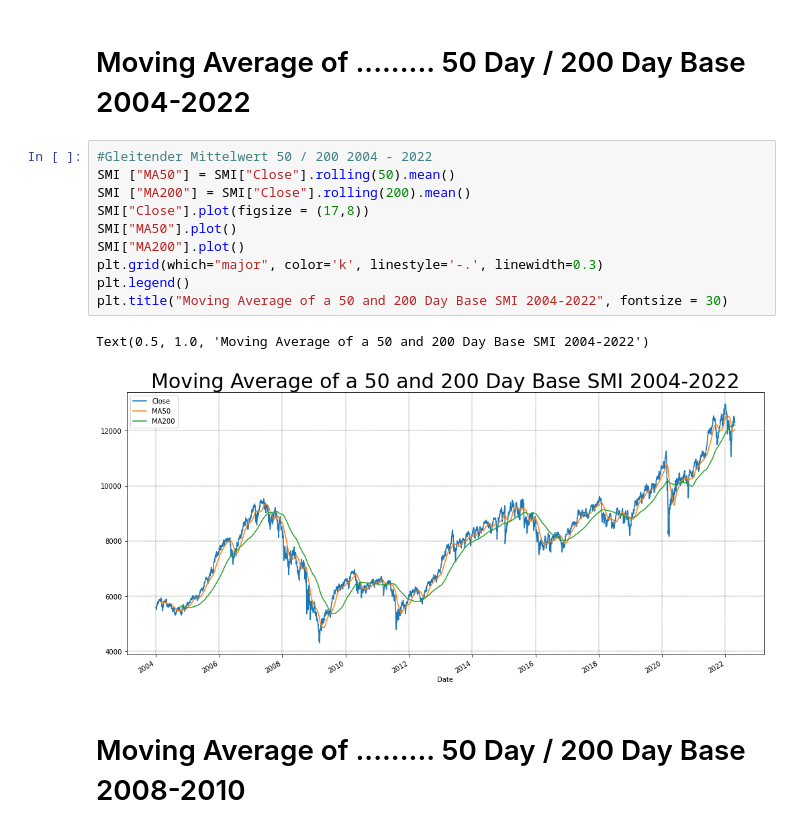
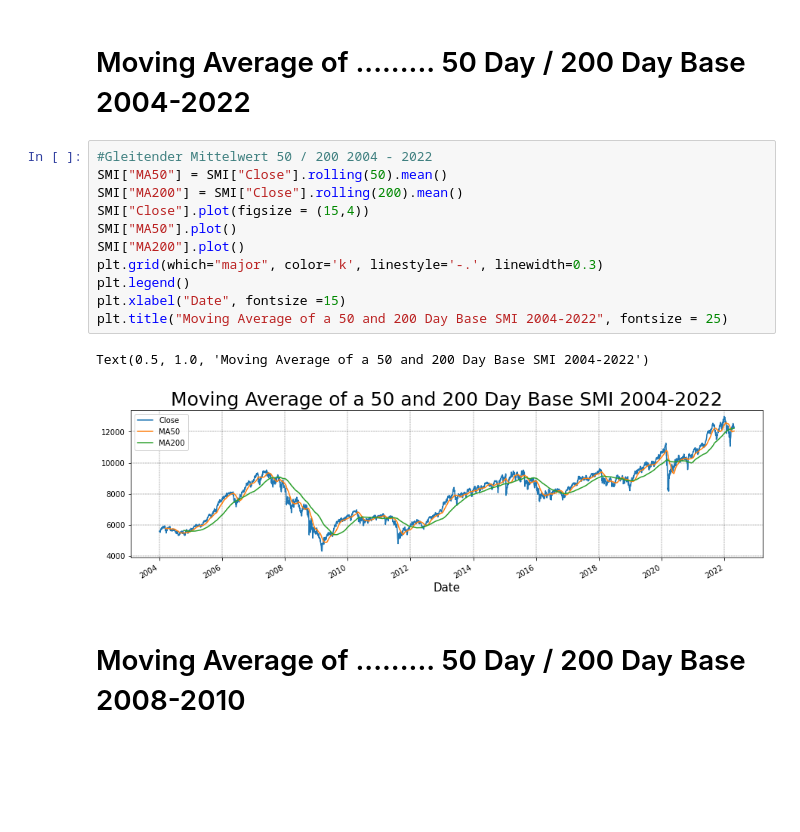
Before and after one commit to Darioschuerch/Project_MRWAM69.F2201_Marzer_Schuerch, a Jupyter notebook: Project/Project_MRWAM69.F2201_Marzer_Schuerch.ipynb, the cells around one changed output. Cells and saved outputs as stored; diff of their text form; blank space fills up the shorter version.

```diff
--- a/Project/Project_MRWAM69.F2201_Marzer_Schuerch.ipynb
+++ b/Project/Project_MRWAM69.F2201_Marzer_Schuerch.ipynb
@@ -37,17 +37,18 @@ SMI.to_csv("SMI_ALL.csv",index = False)
 # Moving Average of ......... 50 Day / 200 Day Base 2004-2022
 # %%
 #Gleitender Mittelwert 50 / 200 2004 - 2022
-SMI ["MA50"] = SMI["Close"].rolling(50).mean()
-SMI ["MA200"] = SMI["Close"].rolling(200).mean()
-SMI["Close"].plot(figsize = (17,8))
+SMI["MA50"] = SMI["Close"].rolling(50).mean()
+SMI["MA200"] = SMI["Close"].rolling(200).mean()
+SMI["Close"].plot(figsize = (15,4))
 SMI["MA50"].plot()
 SMI["MA200"].plot()
 plt.grid(which="major", color='k', linestyle='-.', linewidth=0.3)
 plt.legend()
-plt.title("Moving Average of a 50 and 200 Day Base SMI 2004-2022", fontsize = 30)
+plt.xlabel("Date", fontsize =15)
+plt.title("Moving Average of a 50 and 200 Day Base SMI 2004-2022", fontsize = 25)
 # %% [output]
 Text(0.5, 1.0, 'Moving Average of a 50 and 200 Day Base SMI 2004-2022')
-[figure, old version]
+[figure, new version]
 # %% [markdown]
 # Moving Average of ......... 50 Day / 200 Day Base 2008-2010
 # %% [markdown]
```
Also changed, not shown: parts of 20 cells of this notebook, 4 other files.
